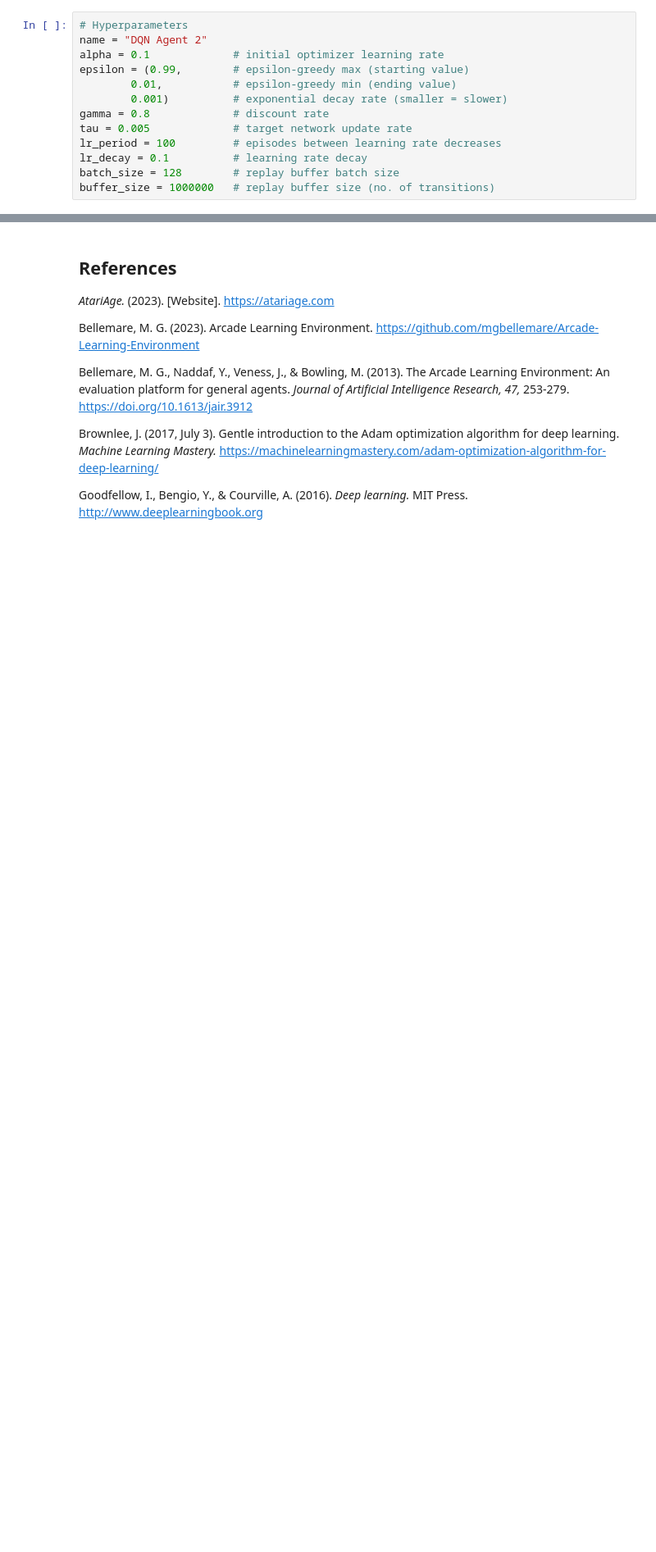
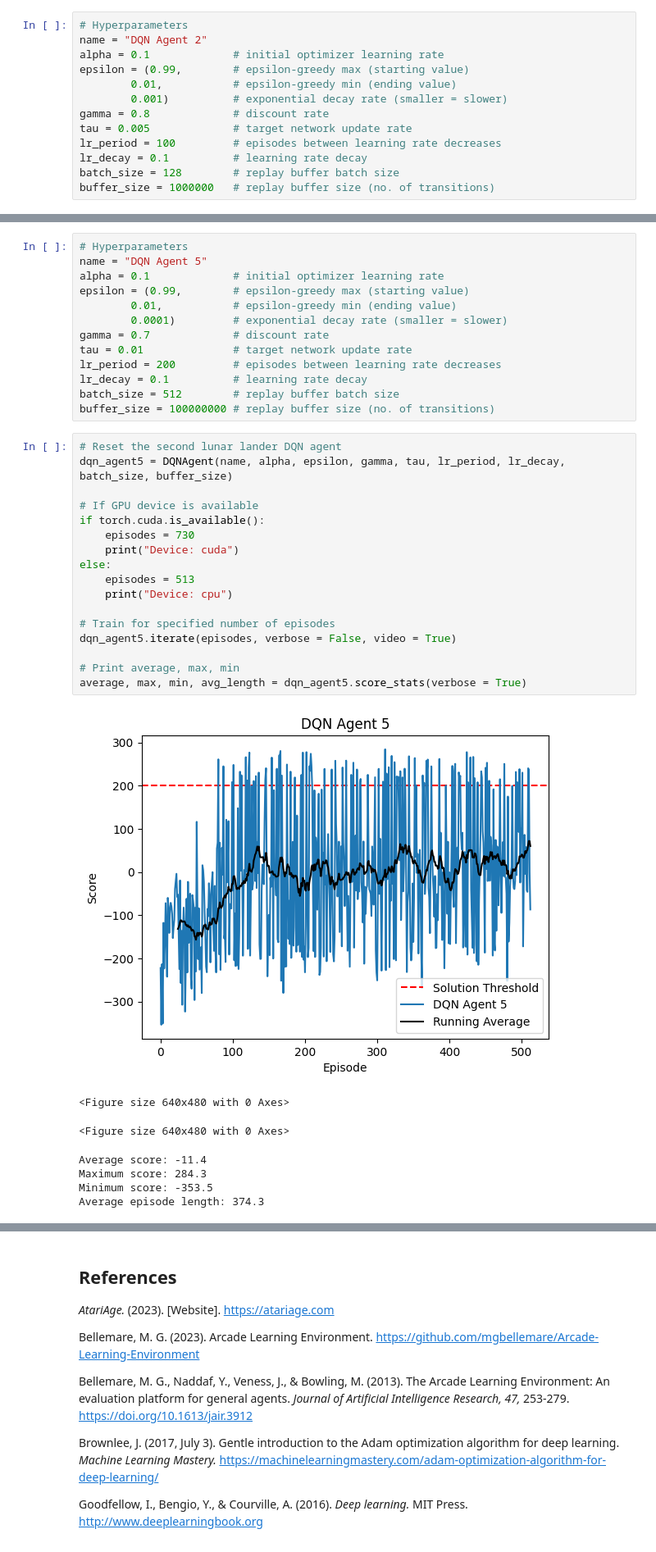
Before and after one commit to jaki9292/rl-project, a Jupyter notebook: project.ipynb, the cells around one changed output, grey strips where cells are left out. Shown at 82% size. Saved outputs shown, nothing was run; the diff lists cells and outputs as text; blank space fills up the shorter version.

```diff
--- a/project.ipynb
+++ b/project.ipynb
@@ -1074,0 +1215,38 @@ average, max, min, avg_length = dqn_agent4.score_stats(verbose = True)
+# %%
+# Hyperparameters
+name = "DQN Agent 5"
+alpha = 0.1             # initial optimizer learning rate
+epsilon = (0.99,        # epsilon-greedy max (starting value)
+        0.01,           # epsilon-greedy min (ending value)
+        0.0001)         # exponential decay rate (smaller = slower)
+gamma = 0.7             # discount rate
+tau = 0.01              # target network update rate
+lr_period = 200         # episodes between learning rate decreases
+lr_decay = 0.1          # learning rate decay
+batch_size = 512        # replay buffer batch size
+buffer_size = 100000000 # replay buffer size (no. of transitions)
+# %%
+# Reset the second lunar lander DQN agent
+dqn_agent5 = DQNAgent(name, alpha, epsilon, gamma, tau, lr_period, lr_decay, batch_size, buffer_size)
+
+# If GPU device is available
+if torch.cuda.is_available():
+    episodes = 730
+    print("Device: cuda")
+else:
+    episodes = 513
+    print("Device: cpu")
+
+# Train for specified number of episodes
+dqn_agent5.iterate(episodes, verbose = False, video = True)
+
+# Print average, max, min
+average, max, min, avg_length = dqn_agent5.score_stats(verbose = True)
+# %% [output]
+[figure, added]
+<Figure size 640x480 with 0 Axes>
+<Figure size 640x480 with 0 Axes>
+Average score: -11.4
+Maximum score: 284.3
+Minimum score: -353.5
+Average episode length: 374.3
```
Also changed, not shown: parts of 50 cells of this notebook.
